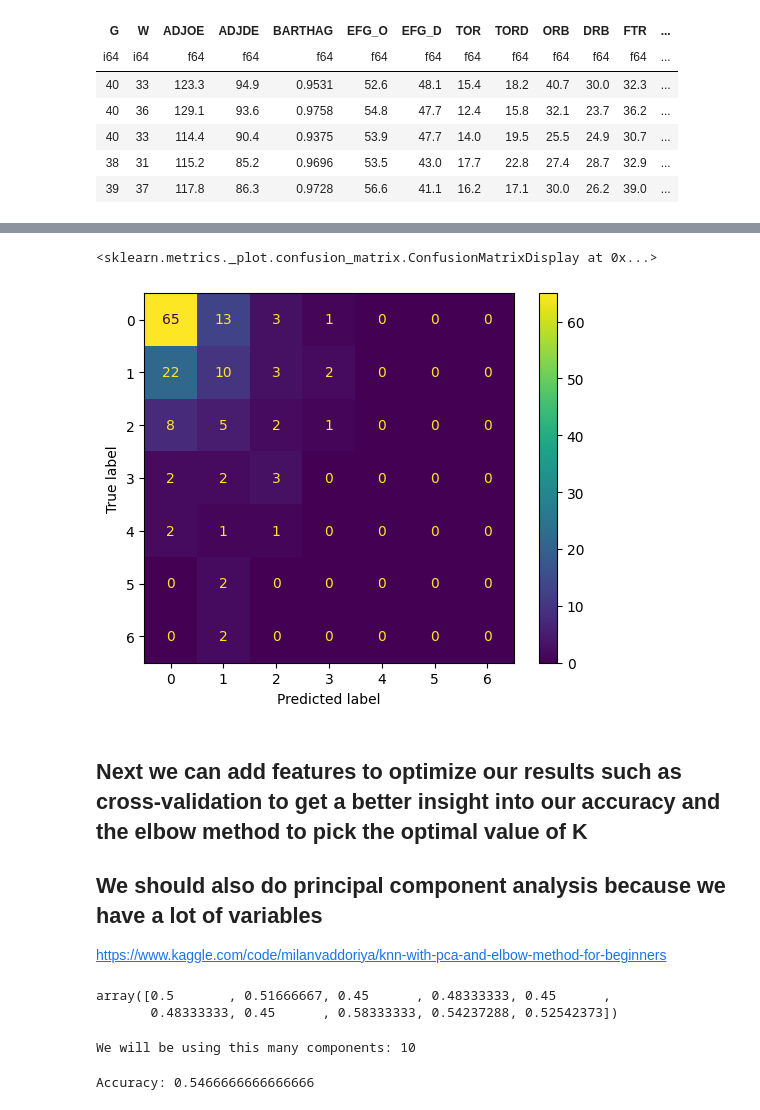
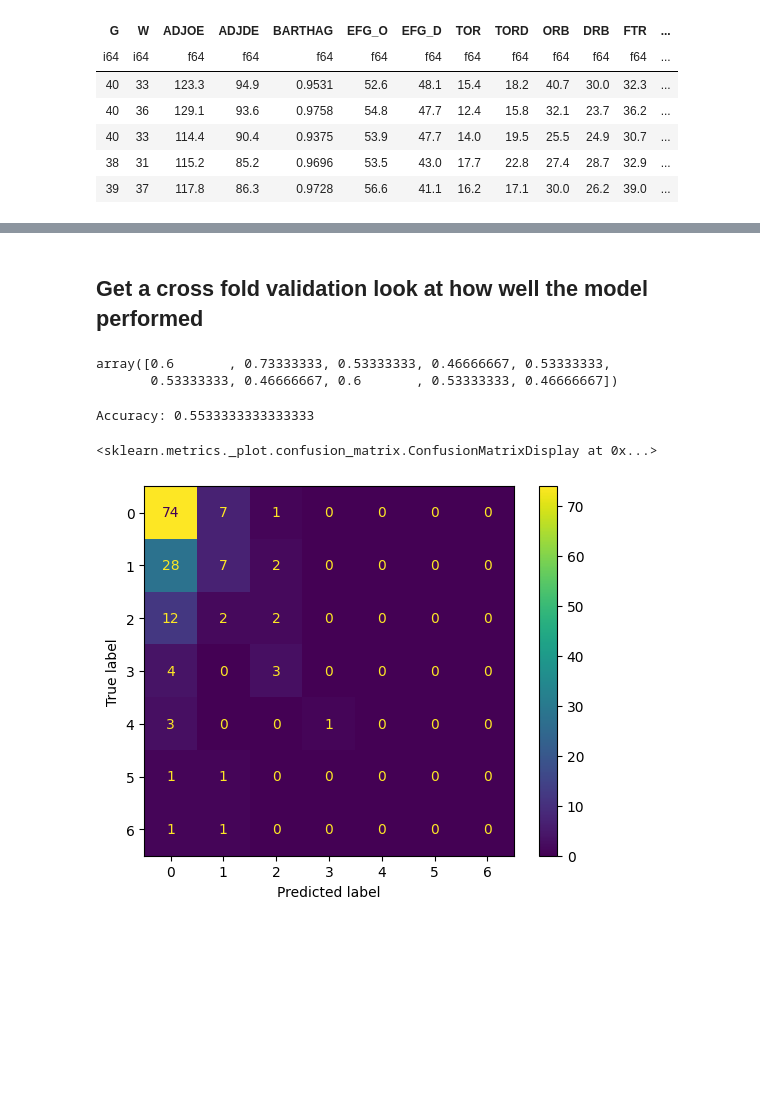
Before and after one commit to ryan-algier/basketball_bracket, a Jupyter notebook: code/knn.ipynb, the cells around one changed output, grey strips where cells are left out. Saved outputs shown, nothing was run; the diff lists cells and outputs as text; code cells hidden in the pictures; blank space fills up the shorter version.

```diff
--- a/code/knn.ipynb
+++ b/code/knn.ipynb
@@ -69,0 +44,7 @@ Just guess 0 accuracy 0.5466666666666666
+# %%
+## we can set the value to .8 so we ensure we are explaining 80% of the variance
+pca = PCA(.8)
+
+x_train_pca = pca.fit_transform(x_train)
+x_test_pca = pca.transform(x_test)
+print('We will be using this many components:', pca.n_components_)
@@ -70,43 +77,31 @@ Just guess 0 accuracy 0.5466666666666666
+# %%
+knn_5 = KNeighborsClassifier(n_neighbors=5, weights = 'distance')
+# %%
+bagging_knn = BaggingClassifier(
+    estimator=knn_5, ## our optimized KNN classifier
+    n_estimators=100, ## we want a lot of classifiers because we don't have a lot of data
+    random_state=85794, ## a random random state
+    bootstrap=True,  ## Sample with replacement
+    max_samples=1.0, ## .9 * size of x (aka 90% of samples)
+    bootstrap_features=True ## replacement is allowed
+)
+# %% [markdown]
+## Get a cross fold validation look at how well the model performed
+# %%
+bagging_knn.fit(x_train_pca, y_train)
+y_pred = bagging_knn.predict(x_test_pca)
+cross_val_score(bagging_knn, x_test_pca, y_test, cv=10)
+# %% [output]
+array([0.6       , 0.73333333, 0.53333333, 0.46666667, 0.53333333,
+       0.53333333, 0.46666667, 0.6       , 0.53333333, 0.46666667])
+# %%
+# Evaluate the model's accuracy
+accuracy = accuracy_score(y_test, y_pred)
+print('Accuracy:', accuracy)
+# %% [output]
+Accuracy: 0.5533333333333333
 # %%
-ConfusionMatrixDisplay(confusion_matrix(y_test, y_pred), display_labels=knn.classes_).plot()
+ConfusionMatrixDisplay(confusion_matrix(y_test, y_pred), display_labels=bagging_knn.classes_).plot()
 # %% [output]
 <sklearn.metrics._plot.confusion_matrix.ConfusionMatrixDisplay at 0x...>
-[figure, old version]
+[figure, new version]
-# %% [markdown]
-## Next we can add features to optimize our results such as cross-validation to get a better insight into our accuracy and the elbow method to pick the optimal value of K
-
-## We should also do principal component analysis because we have a lot of variables
-
-
-https://www.kaggle.com/code/milanvaddoriya/knn-with-pca-and-elbow-method-for-beginners
-# %%
-from sklearn.model_selection import cross_val_score
-scores = cross_val_score(knn, x_train, y_train, cv = 10, scoring='accuracy')
-scores
-# %% [output]
-array([0.5       , 0.51666667, 0.45      , 0.48333333, 0.45      ,
-       0.48333333, 0.45      , 0.58333333, 0.54237288, 0.52542373])
-# %%
-from sklearn.decomposition import PCA
-
-## we can set the value to .9 so we ensure we are explaining 90% of the variance
-pca = PCA(.90)
-
-x_scaled = scaler.fit_transform(x)
-x_pca = pca.fit_transform(x_scaled)
-print('We will be using this many components:', pca.n_components_)
-# %% [output]
-We will be using this many components: 10
-# %%
-x_train_pca, x_test_pca, y_train_pca, y_test_pca = train_test_split(x_pca, y, test_size=0.2, random_state=84305)
-
-knn = KNeighborsClassifier(n_neighbors=5)
-knn.fit(x_train_pca, y_train_pca)
-# Make predictions on the test set
-y_pred_pca = knn.predict(x_test_pca)
-
-# Evaluate the model's accuracy
-accuracy = accuracy_score(y_test_pca, y_pred_pca)
-print('Accuracy:', accuracy)
-# %% [output]
-Accuracy: 0.5466666666666666
```
Also changed, not shown: parts of 15 cells of this notebook, 1 other file.
